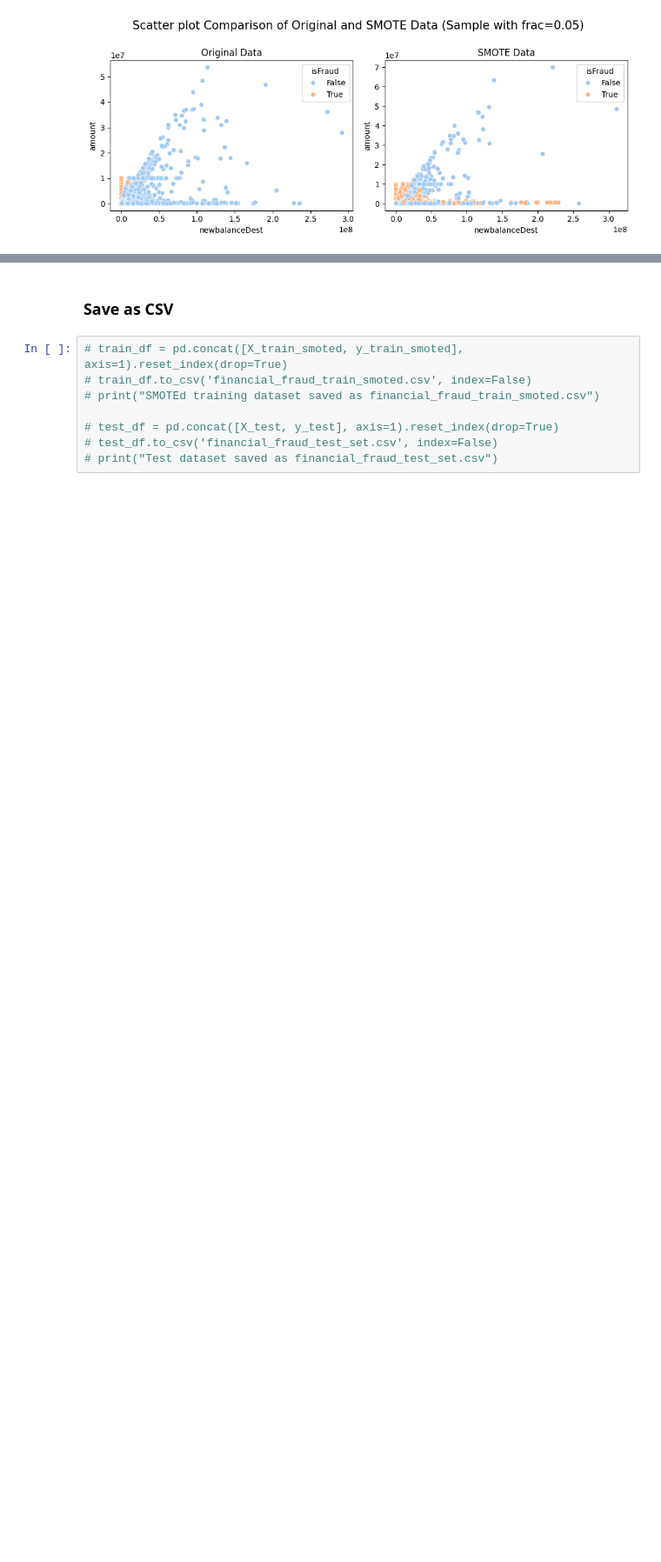
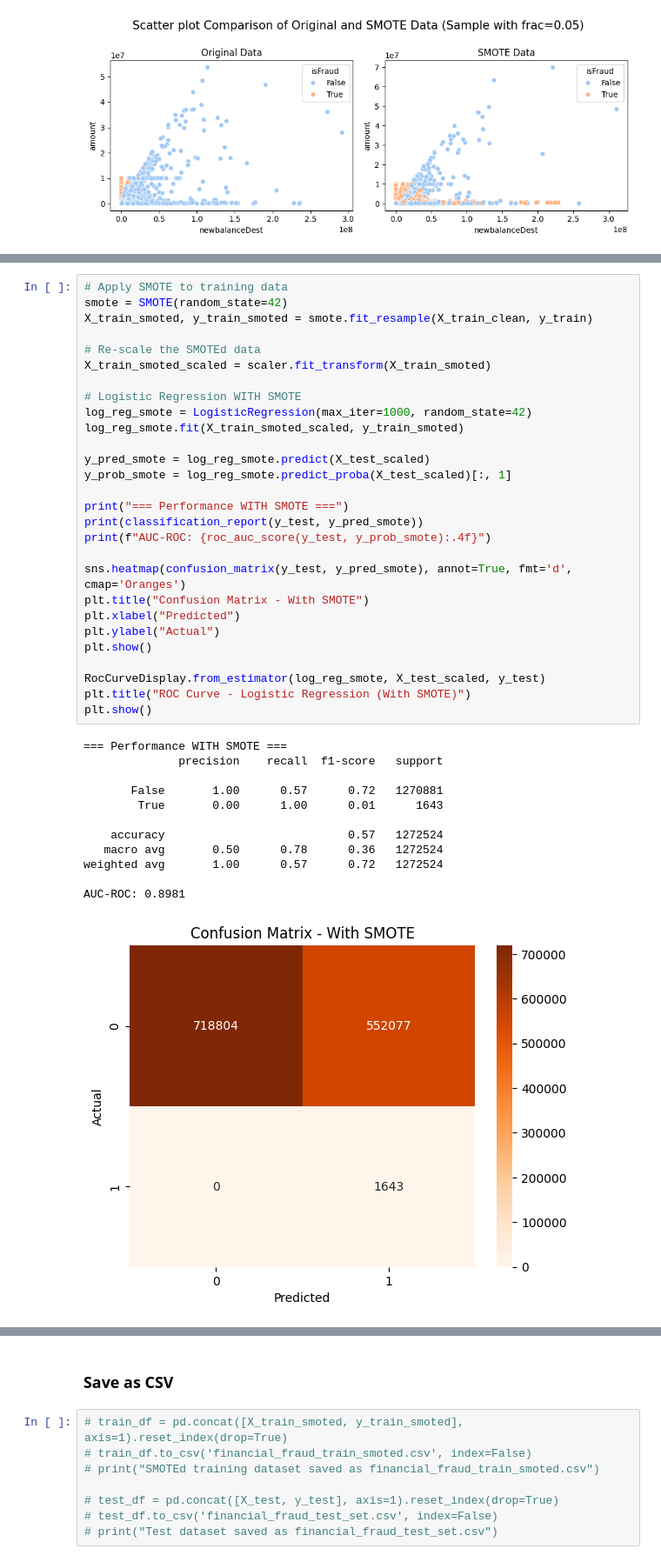
Before and after one commit to jl5045/DSA4263, a Jupyter notebook: notebooks/Resampling.ipynb, the cells around one changed output, grey strips where cells are left out. Shown at 87% size. Cells and saved outputs as stored; diff of their text form; blank space fills up the shorter version.

```diff
--- a/notebooks/Resampling.ipynb
+++ b/notebooks/Resampling.ipynb
@@ -154,0 +236,41 @@ plt.show()
+# %%
+# Apply SMOTE to training data
+smote = SMOTE(random_state=42)
+X_train_smoted, y_train_smoted = smote.fit_resample(X_train_clean, y_train)
+
+# Re-scale the SMOTEd data
+X_train_smoted_scaled = scaler.fit_transform(X_train_smoted)
+
+# Logistic Regression WITH SMOTE
+log_reg_smote = LogisticRegression(max_iter=1000, random_state=42)
+log_reg_smote.fit(X_train_smoted_scaled, y_train_smoted)
+
+y_pred_smote = log_reg_smote.predict(X_test_scaled)
+y_prob_smote = log_reg_smote.predict_proba(X_test_scaled)[:, 1]
+
+print("=== Performance WITH SMOTE ===")
+print(classification_report(y_test, y_pred_smote))
+print(f"AUC-ROC: {roc_auc_score(y_test, y_prob_smote):.4f}")
+
+sns.heatmap(confusion_matrix(y_test, y_pred_smote), annot=True, fmt='d', cmap='Oranges')
+plt.title("Confusion Matrix - With SMOTE")
+plt.xlabel("Predicted")
+plt.ylabel("Actual")
+plt.show()
+
+RocCurveDisplay.from_estimator(log_reg_smote, X_test_scaled, y_test)
+plt.title("ROC Curve - Logistic Regression (With SMOTE)")
+plt.show()
+# %% [output]
+=== Performance WITH SMOTE ===
+              precision    recall  f1-score   support
+
+       False       1.00      0.57      0.72   1270881
+        True       0.00      1.00      0.01      1643
+
+    accuracy                           0.57   1272524
+   macro avg       0.50      0.78      0.36   1272524
+weighted avg       1.00      0.57      0.72   1272524
+
+AUC-ROC: 0.8981
+[figure, added]
```
Also changed, not shown: parts of 10 cells of this notebook.
